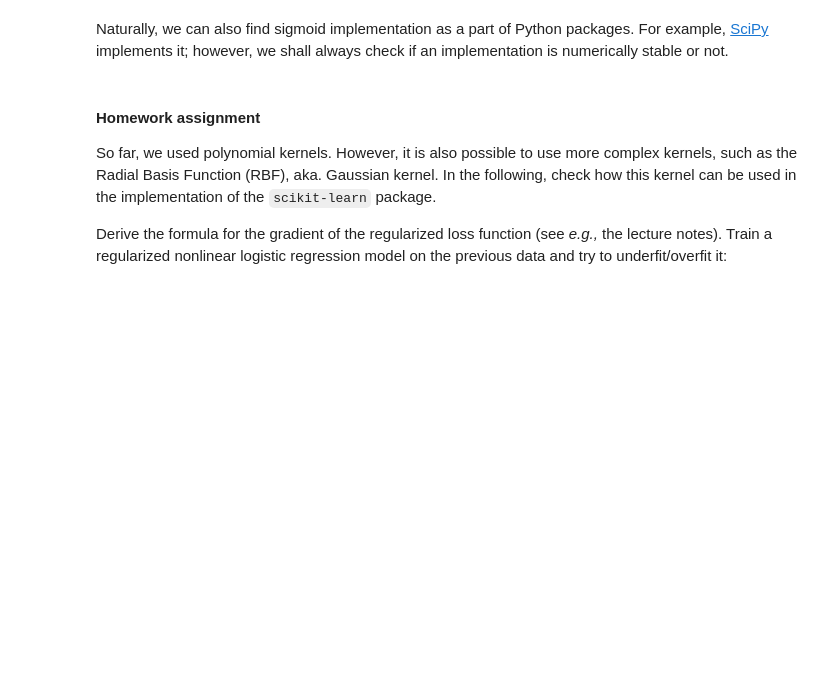
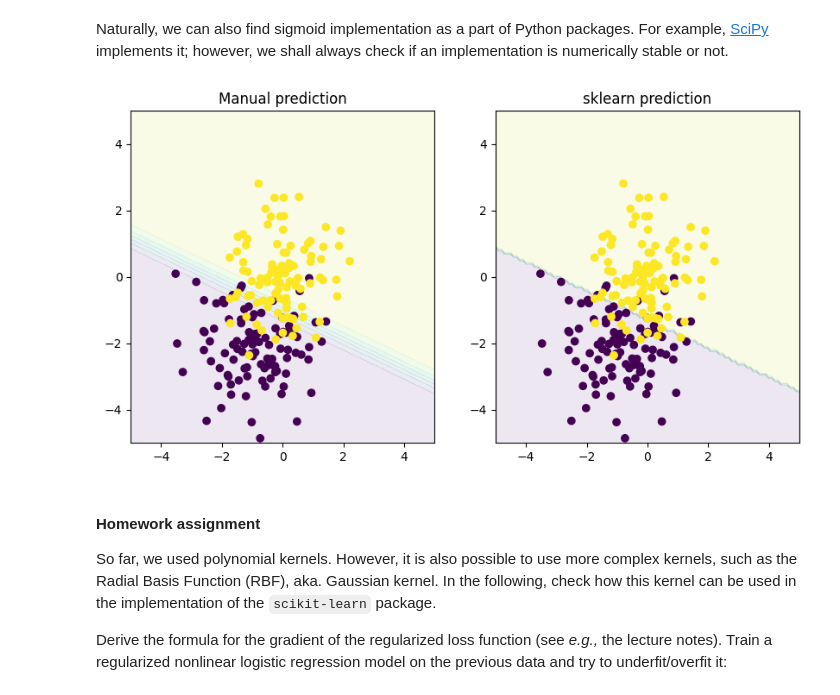
Before and after one commit to Agoston03/Machine-Learning-VIMIMA05, a Jupyter notebook: ML_2026_lab3_Logreg_Autograd.ipynb, the cells around one changed output. Drawn from its saved outputs; the diff is of its cells as text; code cells hidden in the pictures; blank space fills up the shorter version.

```diff
--- a/ML_2026_lab3_Logreg_Autograd.ipynb
+++ b/ML_2026_lab3_Logreg_Autograd.ipynb
@@ -93,3 +79,17 @@ y_pred_manual = ...
+# %%
+Phi = np.hstack((np.ones((x.shape[0],1)), x))
+Phi_test = np.hstack((np.ones((x_test.shape[0],1)), x_test))
+
+w = np.zeros(Phi.shape[1])
+η = 1e-1
+
+N_steps = 500
+for _ in range(N_steps):
+  predictions = sigmoid(Phi @ w)
+  gradient = Phi.T @ (y - predictions)
+  w += η * gradient #
+
+y_pred_manual = sigmoid(Phi_test @ w)
 # %%
 # For comparison
 from sklearn.linear_model import LogisticRegression
@@ -100,14 +100,21 @@ y_test_sklearn = model.predict(x_test)
 # %%
 f, ax = plt.subplots(1,2, figsize=(10,5))
 
-# TODO plot your results
+# Plot your results
+ax[0].contourf(gx,gy,y_pred_manual.reshape(100,100),alpha=0.1)
+ax[0].set_xlim(-5, 5)
+ax[0].set_ylim(-5, 5)
+ax[0].set_title('Manual prediction')
+ax[0].scatter(x[:,0],x[:,1],c=y);
 
 # contourf is used the draw the filled regions
 ax[1].contourf(gx,gy,y_test_sklearn.reshape(100,100),alpha=0.1)
 ax[1].set_xlim(-5, 5)
 ax[1].set_ylim(-5, 5)
 ax[1].set_title('sklearn prediction')
 ax[1].scatter(x[:,0],x[:,1],c=y);
+# %% [output]
+[figure, added]
 # %% [markdown]
 #### **Homework assignment**
 
```
Also changed, not shown: parts of 23 cells of this notebook.
